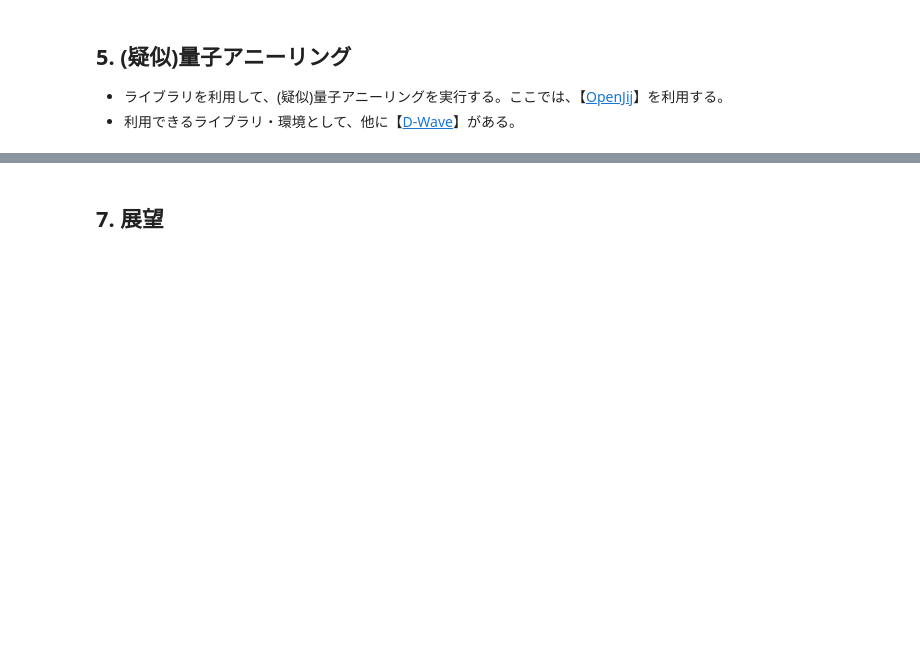
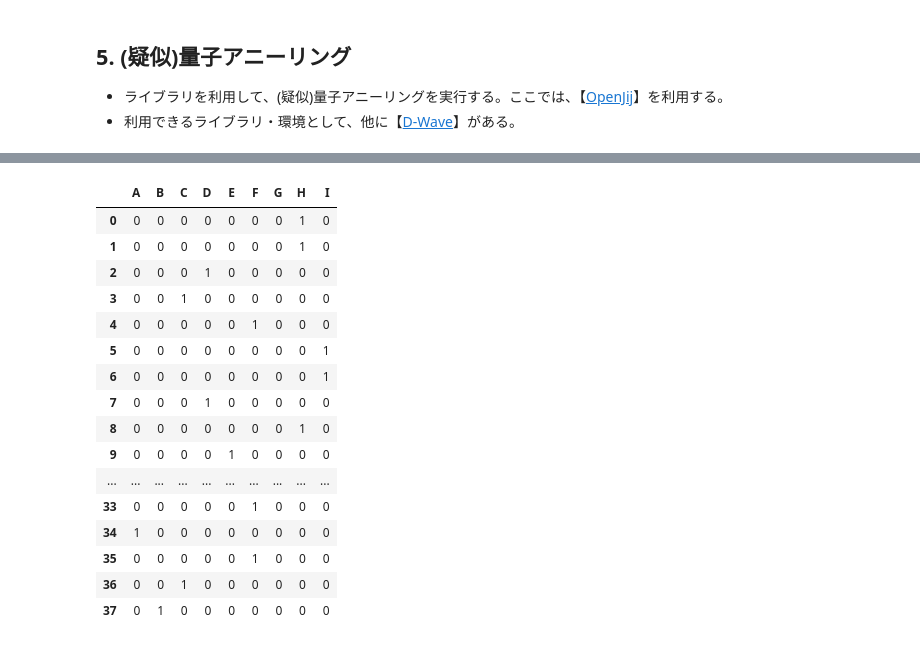
Before and after one commit to yskmt2018/quantum2021, a Jupyter notebook: spot_lecture_assign_problem.ipynb, the cells around one changed output, grey strips where cells are left out. Cells and saved outputs as stored; diff of their text form; code cells hidden in the pictures; blank space fills up the shorter version.

```diff
--- a/spot_lecture_assign_problem.ipynb
+++ b/spot_lecture_assign_problem.ipynb
@@ -265,8 +265,9 @@ TODO
 # %%
-#
-result = np.zeros(shape=(Tn, Sn), dtype=np.int)
+df_x = pd.DataFrame(data=np.zeros(shape=(Tn, Sn), dtype=np.int),
+                    index=T, columns=[chr(s+65) for s in S], dtype=int)
+# 正規表現を用いて、最良解のサンプリング結果をDataFrameに格納
 for key, value in best.sample.items():
   if value == 1:
-    t_s = re.search(pattern='x\[(\d+)\]\[(\d+)\]', string=key)
+    t_s = re.match(pattern='x\[(\d+)\]\[(\d+)\]', string=key)
     t, s = int(t_s.group(1)), int(t_s.group(2))
-    result[t][s] = value
+    df_x.iat[t, s] = value
@@ -283,2 +273,0 @@ display_html(df.style.applymap(highlight_positive)._repr_html_(), raw=True)
-# %% [markdown]
-## 7. 展望
@@ -286,0 +274,21 @@ display_html(df.style.applymap(highlight_positive)._repr_html_(), raw=True)
+# %%
+# 講師 0～37 が講義 A～I の中から1つずつ受け持つ
+display_html(df_x.style.applymap(lambda x: 'color: red' if x == 1 else 'color: gray')._repr_html_(), raw=True)
+# %% [output]
+|  | A | B | C | D | E | F | G | H | I |
+| 0 | 0 | 0 | 0 | 0 | 0 | 0 | 0 | 1 | 0 |
+| 1 | 0 | 0 | 0 | 0 | 0 | 0 | 0 | 1 | 0 |
+| 2 | 0 | 0 | 0 | 1 | 0 | 0 | 0 | 0 | 0 |
+| 3 | 0 | 0 | 1 | 0 | 0 | 0 | 0 | 0 | 0 |
+| 4 | 0 | 0 | 0 | 0 | 0 | 1 | 0 | 0 | 0 |
+| 5 | 0 | 0 | 0 | 0 | 0 | 0 | 0 | 0 | 1 |
+| 6 | 0 | 0 | 0 | 0 | 0 | 0 | 0 | 0 | 1 |
+| 7 | 0 | 0 | 0 | 1 | 0 | 0 | 0 | 0 | 0 |
+| 8 | 0 | 0 | 0 | 0 | 0 | 0 | 0 | 1 | 0 |
+| 9 | 0 | 0 | 0 | 0 | 1 | 0 | 0 | 0 | 0 |
+| ... | ... | ... | ... | ... | ... | ... | ... | ... | ... |
+| 33 | 0 | 0 | 0 | 0 | 0 | 1 | 0 | 0 | 0 |
+| 34 | 1 | 0 | 0 | 0 | 0 | 0 | 0 | 0 | 0 |
+| 35 | 0 | 0 | 0 | 0 | 0 | 1 | 0 | 0 | 0 |
+| 36 | 0 | 0 | 1 | 0 | 0 | 0 | 0 | 0 | 0 |
+| 37 | 0 | 1 | 0 | 0 | 0 | 0 | 0 | 0 | 0 |
```
Also changed, not shown: parts of 14 cells of this notebook.
